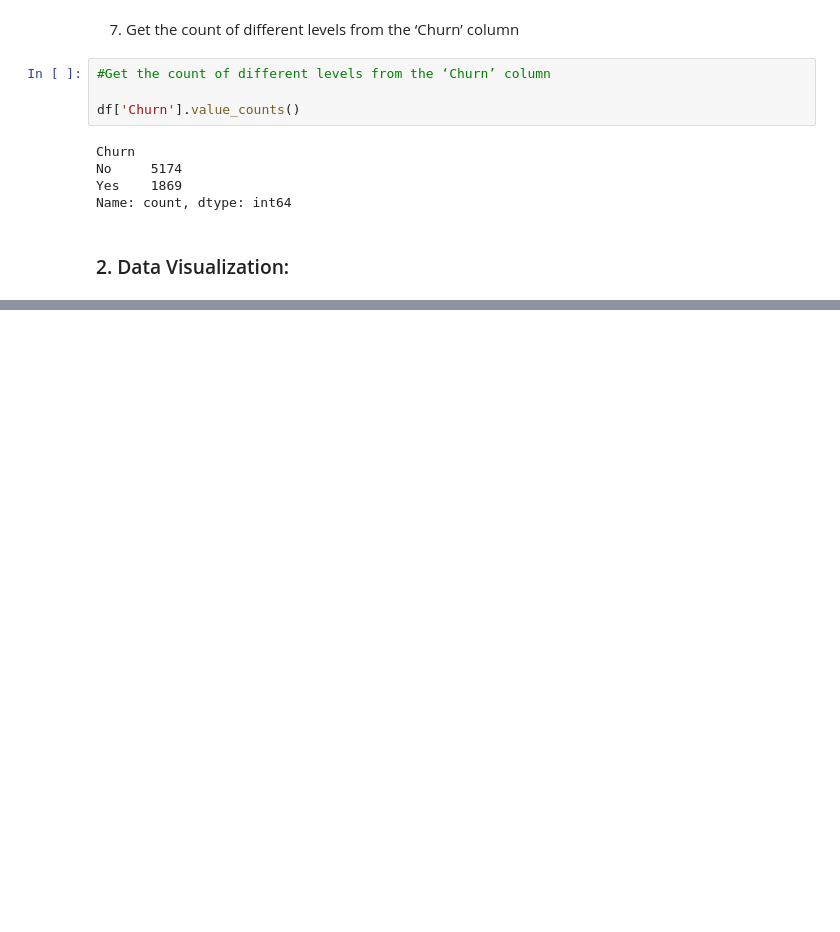
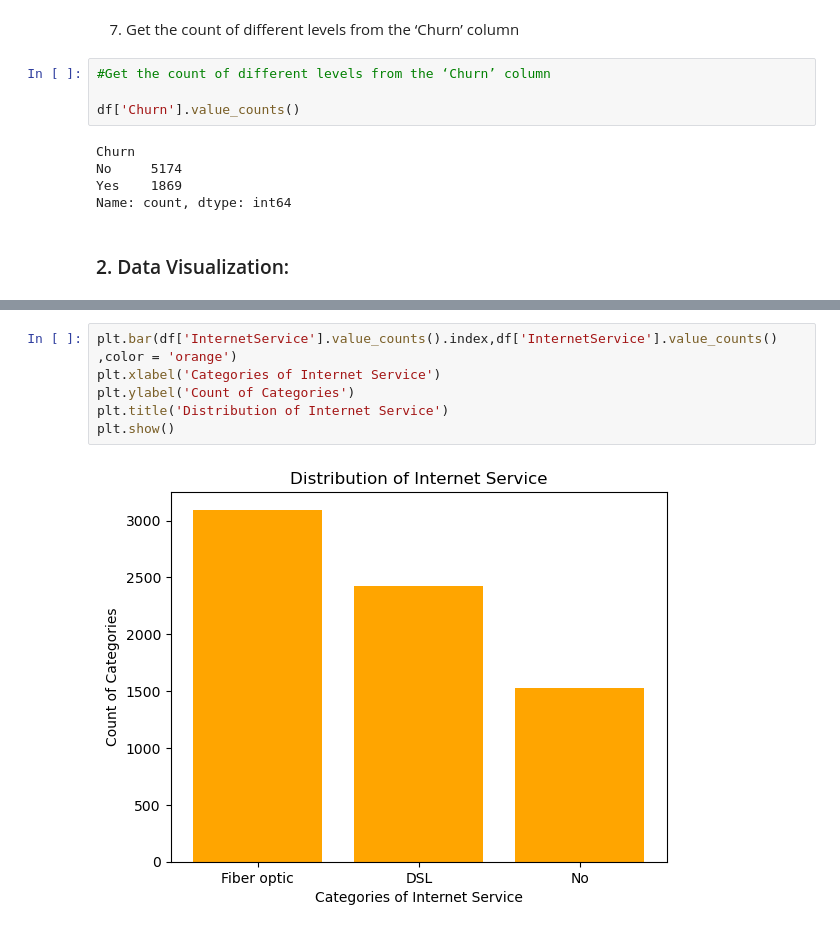
Before and after one commit to Rajwork99/customer_churn, a Jupyter notebook: model.ipynb, the cells around one changed output, grey strips where cells are left out. Cells and saved outputs as stored; diff of their text form; blank space fills up the shorter version.

```diff
--- a/model.ipynb
+++ b/model.ipynb
@@ -184,0 +206,8 @@ Name: count, dtype: int64
+# %%
+plt.bar(df['InternetService'].value_counts().index,df['InternetService'].value_counts() ,color = 'orange')
+plt.xlabel('Categories of Internet Service')
+plt.ylabel('Count of Categories')
+plt.title('Distribution of Internet Service')
+plt.show()
+# %% [output]
+[figure, added]
```
Also changed, not shown: parts of 20 cells of this notebook.
